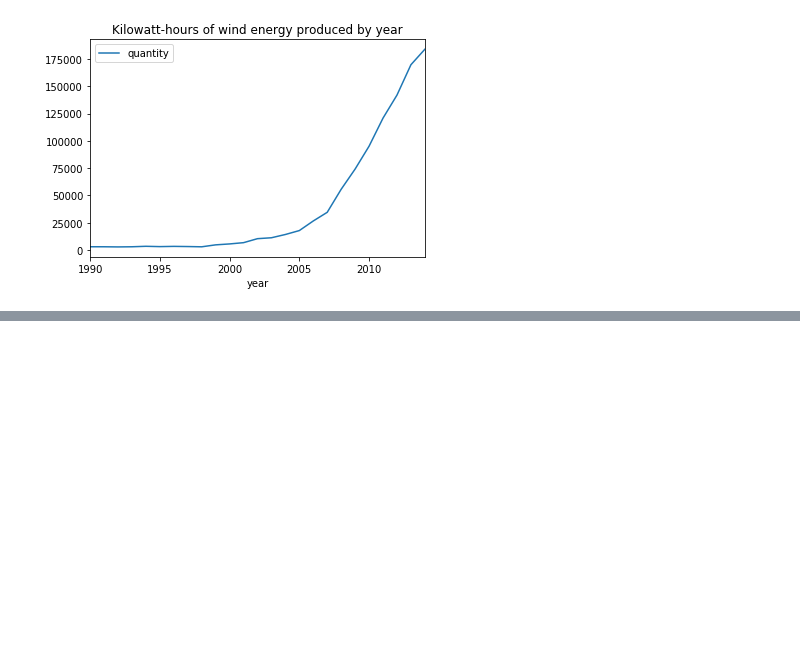
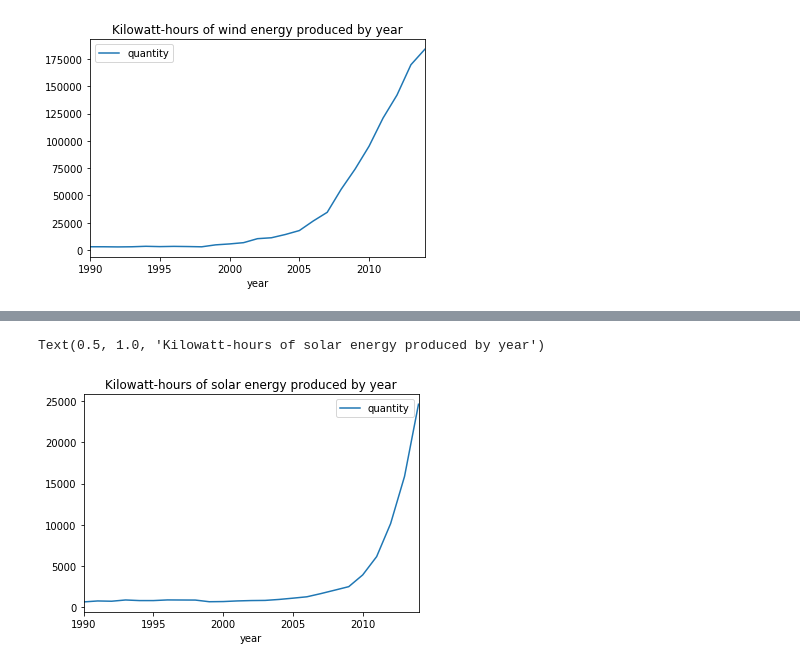
Before and after one commit to Bourbonplaytime/Renewable_energy, a Jupyter notebook: Renewable_energy.ipynb, the cells around one changed output, grey strips where cells are left out. Saved outputs shown, nothing was run; the diff lists cells and outputs as text; code cells hidden in the pictures; blank space fills up the shorter version.

Commit message:
Breakdowns for solar, hydro, and geothermal energy. Renewable energy as a %age of total

```diff
--- a/Renewable_energy.ipynb
+++ b/Renewable_energy.ipynb
@@ -71,3 +71,9 @@ plt.title("Kilowatt-hours of wind energy produced by year")
 # %% [output]
 Text(0.5, 1.0, 'Kilowatt-hours of wind energy produced by year')
 [figure]
+# %%
+sol_query = 'SELECT * FROM Energy WHERE category="solar_electricity";'
+
+sol_results = pd.read_sql_query(sol_query, db)
+
+sol_results
@@ -73,0 +98,7 @@ Text(0.5, 1.0, 'Kilowatt-hours of wind energy produced by year')
+# %%
+sol_results.plot(x='year', y='quantity')
+
+plt.title("Kilowatt-hours of solar energy produced by year")
+# %% [output]
+Text(0.5, 1.0, 'Kilowatt-hours of solar energy produced by year')
+[figure, added]
```
Also changed, not shown: parts of 11 cells of this notebook.
